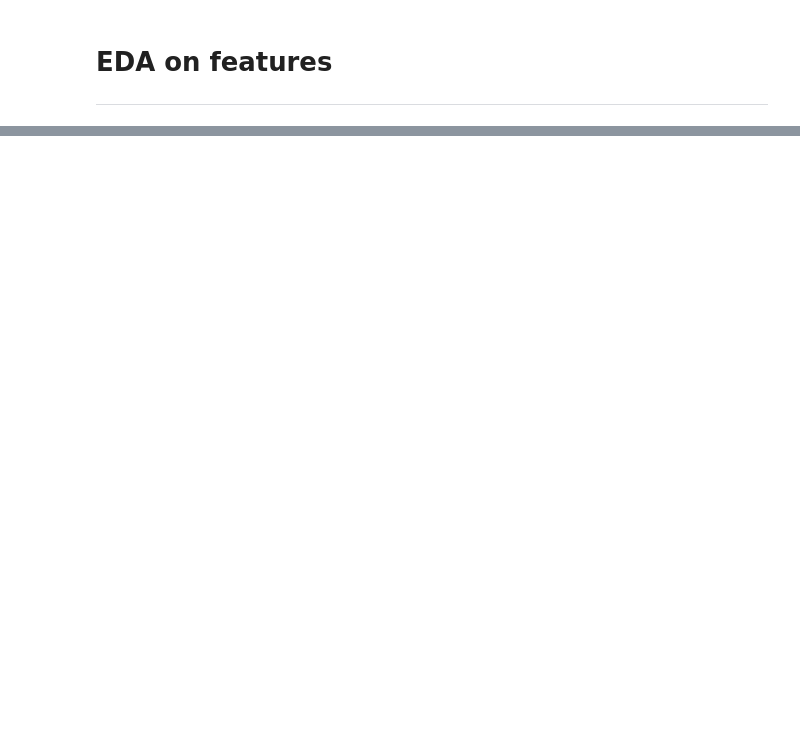
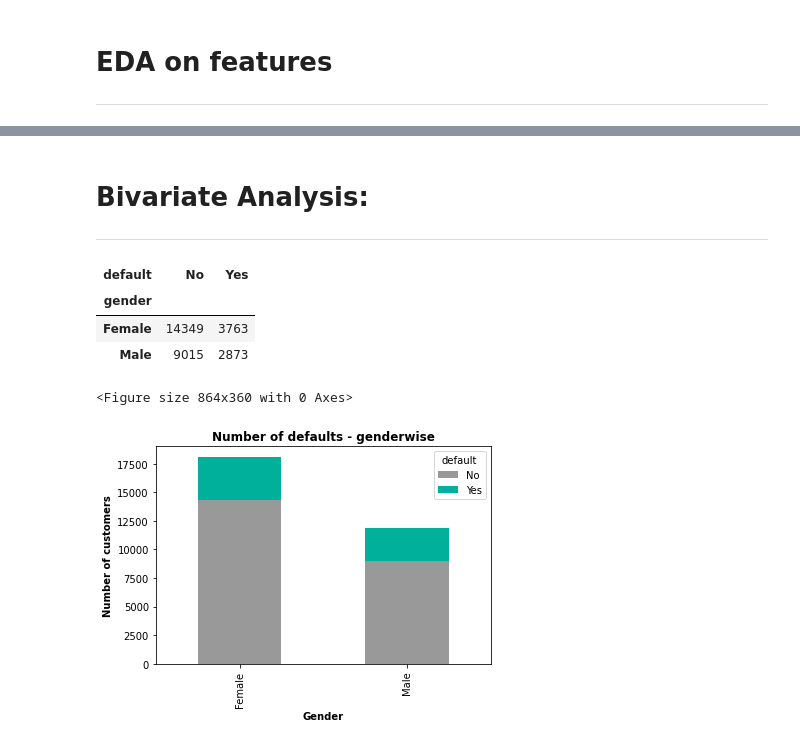
Before and after one commit to sskamalapurkar/Supervised-ML---Classification, a Jupyter notebook: Credit_card_default_prediction_Sayali_Kamalapurkar.ipynb, the cells around one changed output, grey strips where cells are left out. Drawn from its saved outputs; the diff is of its cells as text; code cells hidden in the pictures; blank space fills up the shorter version.

```diff
--- a/Credit_card_default_prediction_Sayali_Kamalapurkar.ipynb
+++ b/Credit_card_default_prediction_Sayali_Kamalapurkar.ipynb
@@ -281,0 +382,29 @@ We are ready to explore and visualize the features with target variable.
+# %% [markdown]
+# **Bivariate Analysis:**
+
+---
+# %%
+# let us look at frequency of defaults with respect to gender
+gender_df = df.groupby(['gender','default']).size().unstack()
+gender_df
+# %% [output]
+| default | No | Yes |
+| gender |  |  |
+| Female | 14349 | 3763 |
+| Male | 9015 | 2873 |
+# %%
+#Fixing bar width for the stacked bar chart
+barwidth = 0.7
+
+#Creating a stacked bar chart
+plt.figure(figsize=(12,5))
+gender_df.plot(kind = 'bar', stacked = True, color =['#999999', '#00b09b'])
+#giving title,legend and axes labels
+plt.title("Number of defaults - genderwise", weight='bold')
+plt.xlabel("Gender", weight='bold')
+plt.ylabel("Number of customers",weight='bold')
+
+plt.show()
+# %% [output]
+<Figure size 864x360 with 0 Axes>
+[figure, added]
```
Also changed, not shown: parts of 24 cells of this notebook.
